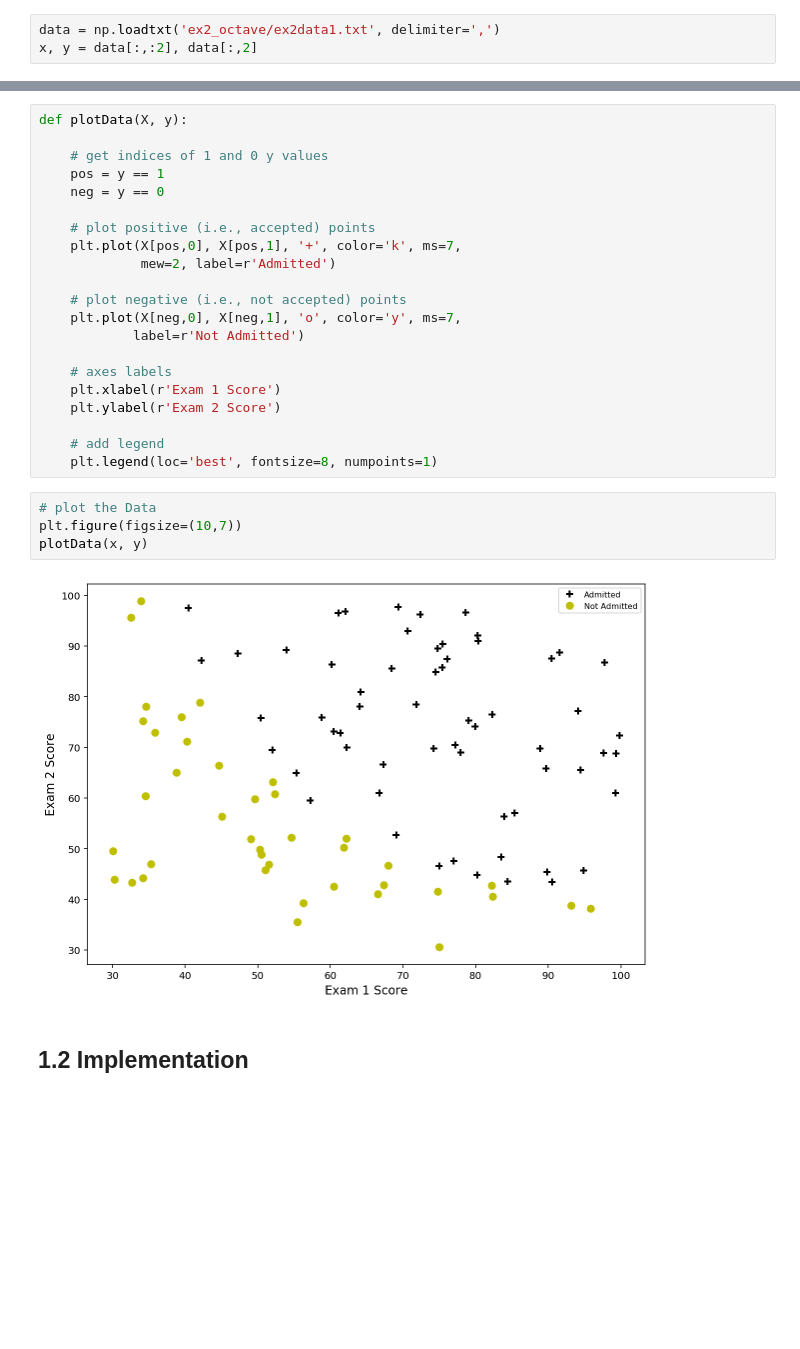
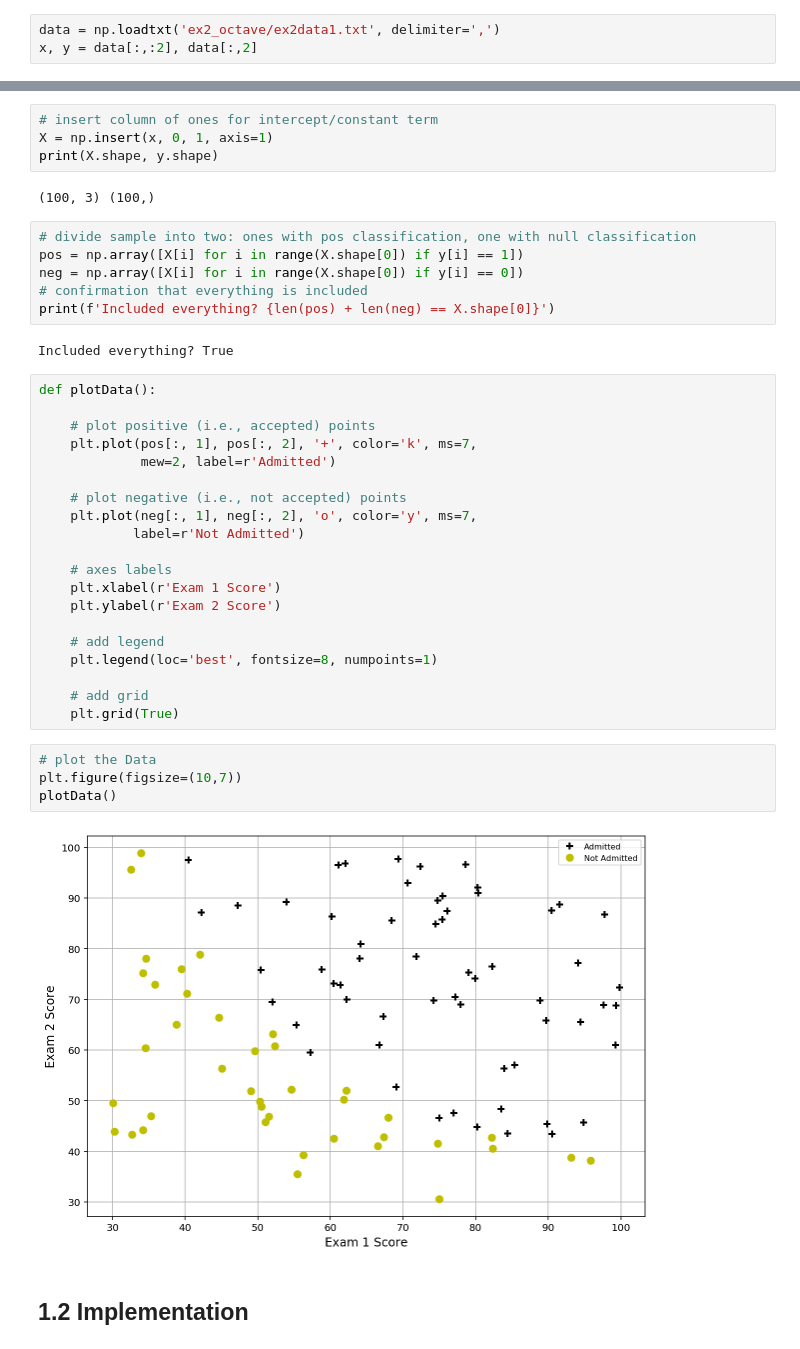
Before and after one commit to earny-joe/ML-Course-Solutions, a Jupyter notebook: ex2/ex2.ipynb, the cells around one changed output, grey strips where cells are left out. Cells and saved outputs as stored; diff of their text form; blank space fills up the shorter version.

```diff
--- a/ex2/ex2.ipynb
+++ b/ex2/ex2.ipynb
@@ -20,16 +34,26 @@ x, y = data[:,:2], data[:,2]
+# %%
+# insert column of ones for intercept/constant term
+X = np.insert(x, 0, 1, axis=1)
+print(X.shape, y.shape)
+# %% [output]
+(100, 3) (100,)
+# %%
+# divide sample into two: ones with pos classification, one with null classification
+pos = np.array([X[i] for i in range(X.shape[0]) if y[i] == 1])
+neg = np.array([X[i] for i in range(X.shape[0]) if y[i] == 0])
+# confirmation that everything is included
+print(f'Included everything? {len(pos) + len(neg) == X.shape[0]}')
+# %% [output]
+Included everything? True
 # %%
-def plotData(X, y):
-
-    # get indices of 1 and 0 y values
-    pos = y == 1
-    neg = y == 0
+def plotData():
 
     # plot positive (i.e., accepted) points
-    plt.plot(X[pos,0], X[pos,1], '+', color='k', ms=7,
+    plt.plot(pos[:, 1], pos[:, 2], '+', color='k', ms=7,
              mew=2, label=r'Admitted')
 
     # plot negative (i.e., not accepted) points
-    plt.plot(X[neg,0], X[neg,1], 'o', color='y', ms=7,
+    plt.plot(neg[:, 1], neg[:, 2], 'o', color='y', ms=7,
             label=r'Not Admitted')
 
     # axes labels
@@ -38,12 +62,15 @@ def plotData(X, y):
 
     # add legend
     plt.legend(loc='best', fontsize=8, numpoints=1)
+
+    # add grid
+    plt.grid(True)
 # %%
 # plot the Data
 plt.figure(figsize=(10,7))
-plotData(x, y)
+plotData()
 # %% [output]
-[figure, old version]
+[figure, new version]
 # %% [markdown]
 ## 1.2 Implementation
 # %% [markdown]
```
Also changed, not shown: parts of 47 cells of this notebook.
